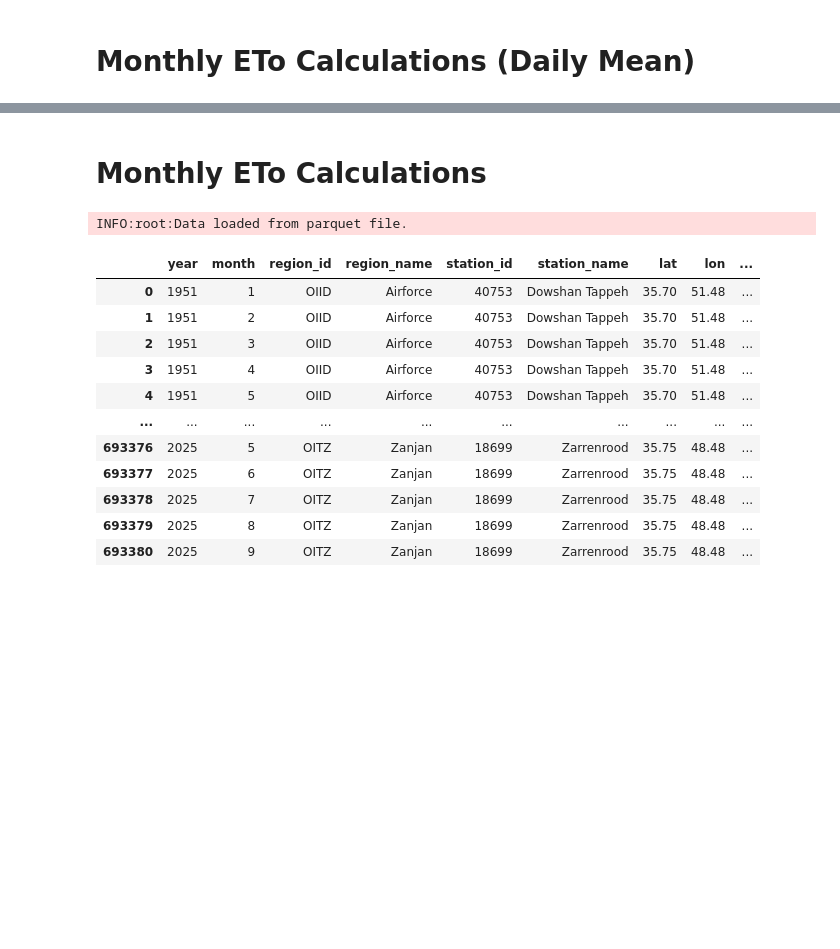
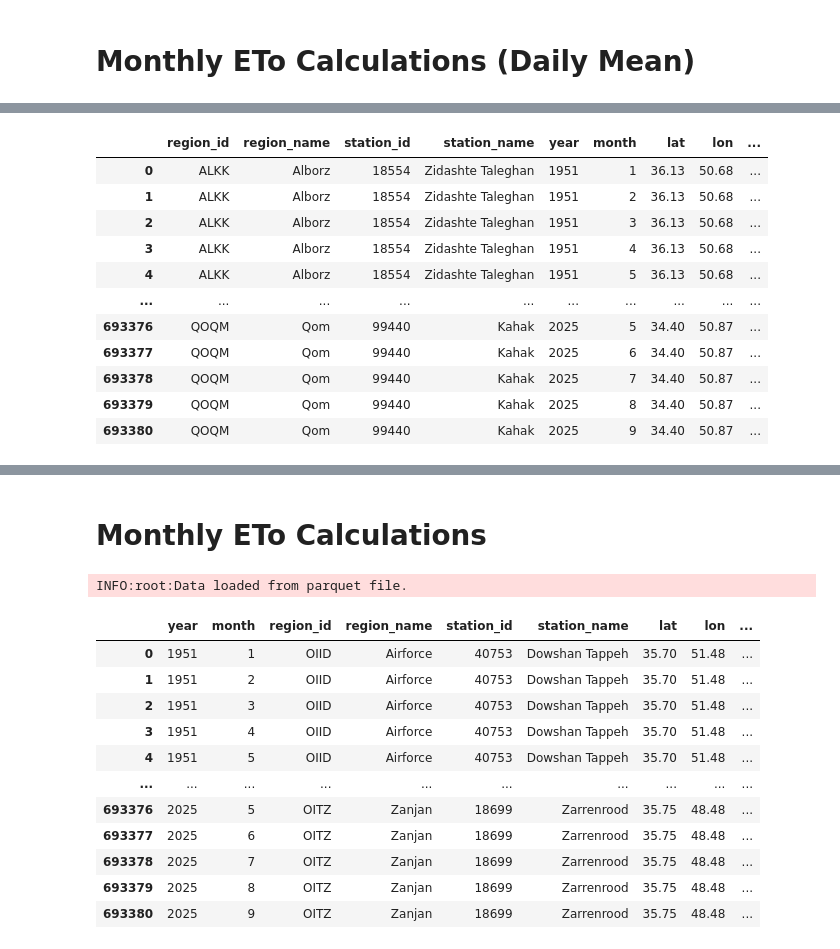
Before and after one commit to shirazialianpooya/panel-data-eto, a Jupyter notebook: src/Python/_03_Calculate_ETo.ipynb, the cells around one changed output, grey strips where cells are left out. Saved outputs shown, nothing was run; the diff lists cells and outputs as text; code cells hidden in the pictures; blank space fills up the shorter version.

```diff
--- a/src/Python/_03_Calculate_ETo.ipynb
+++ b/src/Python/_03_Calculate_ETo.ipynb
@@ -451,72 +525,107 @@ monthly_data = data.groupby(
     ['region_id', 'region_name', 'station_id', 'station_name', 'year', 'month'],
     group_keys=True
 ).agg({
-    'tm': ['mean', 'count'],
+    'date': 'count',
+    'lat': 'first',
+    'lon': 'first',
+    'station_elevation': 'first',
     'tmax': ['mean', 'count'],
     'tmin': ['mean', 'count'],
-    'um': ['mean', 'count'],
+    'tm': ['mean', 'count'],
     'umax': ['mean', 'count'],
     'umin': ['mean', 'count'],
+    'um': ['mean', 'count'],
     'ffm': ['mean', 'count'],
     'sshn': ['mean', 'count'],
     'rrr24': ['sum', 'count'],
-    'ASCE_PM': ['sum', 'count'],
-    'FAO56': ['sum', 'count'],
+    'pm': ['mean', 'count'],
+    'p0m': ['mean', 'count'],
+    'ewm': ['mean', 'count'],
+    'radglo24': ['sum', 'count'],
+    'evt': ['sum', 'count'],
+    'td_m': ['mean', 'count'],
+    'twet_m': ['mean', 'count'],
+    'tsoil_m': ['mean', 'count'],
+    'ewsm': ['mean', 'count'],
+    'Penman': ['sum', 'count'],
+    'PM': ['sum', 'count'],
+    'PM-ASCE': ['sum', 'count'],
+    'FAO-56': ['sum', 'count'],
+    'Priestley-Taylor': ['sum', 'count'],
+    'Kimberly-Penman': ['sum', 'count'],
+    'Thom-Oliver': ['sum', 'count'],
+    'Blaney-Criddle': ['sum', 'count'],
+    'Hamon': ['sum', 'count'],
+    'Romanenko': ['sum', 'count'],
+    'Linacre': ['sum', 'count'],
+    'Haude': ['sum', 'count'],
+    'Turc': ['sum', 'count'],
+    'Jensen-Haise': ['sum', 'count'],
+    'Mcguinness-Bordne': ['sum', 'count'],
     'Hargreaves': ['sum', 'count'],
-    'Blaney_Criddle': ['sum', 'count'],
+    'FAO-24': ['sum', 'count'],
+    'Abtew': ['sum', 'count'],
+    'Makkink': ['sum', 'count'],
     'Oudin': ['sum', 'count'],
-    'Thornthwaite': ['sum', 'count'],
-    'Makkink': ['sum', 'count'],
-    'lon': 'first',
-    'lat': 'first',
-    'station_elevation': 'first',
-    'date': 'count'
 })
 monthly_data.columns = ['_'.join(col).strip() for col in monthly_data.columns.values]
 monthly_data.columns = [col.replace('_first', '').replace('_mean', '').replace('_sum', '') for col in monthly_data.columns]
 monthly_data = monthly_data.reset_index()
-monthly_data = monthly_data[[
-    'region_id', 'region_name', 'station_id', 'station_name', 'lon', 'lat', 'station_elevation',
-    'year', 'month',
-    'tm', 'tm_count',
-    'tmax', 'tmax_count',
-    'tmin', 'tmin_count',
-    'um', 'um_count',
-    'umax', 'umax_count',
-    'umin', 'umin_count',
-    'ffm', 'ffm_count',
-    'sshn', 'sshn_count',
-    'rrr24', 'rrr24_count',
-    'ASCE_PM', 'ASCE_PM_count',
-    'FAO56', 'FAO56_count',
-    'Hargreaves', 'Hargreaves_count',
-    'Blaney_Criddle', 'Blaney_Criddle_count',
-    'Oudin', 'Oudin_count',
-    'Thornthwaite', 'Thornthwaite_count',
-    'Makkink', 'Makkink_count',
-    'date_count'
-]]
+# monthly_data = monthly_data[[
+#     'region_id', 'region_name', 'station_id', 'station_name', 'lon', 'lat', 'station_elevation',
+#     'year', 'month',
+#     'tm', 'tm_count',
+#     'tmax', 'tmax_count',
+#     'tmin', 'tmin_count',
+#     'um', 'um_count',
+#     'umax', 'umax_count',
+#     'umin', 'umin_count',
+#     'ffm', 'ffm_count',
+#     'sshn', 'sshn_count',
+#     'rrr24', 'rrr24_count',
+#     'ASCE_PM', 'ASCE_PM_count',
+#     'FAO56', 'FAO56_count',
+#     'Hargreaves', 'Hargreaves_count',
+#     'Blaney_Criddle', 'Blaney_Criddle_count',
+#     'Oudin', 'Oudin_count',
+#     'Thornthwaite', 'Thornthwaite_count',
+#     'Makkink', 'Makkink_count',
+#     'date_count'
+# ]]
 
 monthly_data = monthly_data.round(2)
 
 # if *_count = 0, set the corresponding mean/sum to NaN
 for col in monthly_data.columns:
     if col.endswith('_count'):
         if col == 'date_count':
             continue
         mean_col = col.replace('_count', '')
         monthly_data.loc[monthly_data[col] == 0, mean_col] = np.nan
 
 # percent of day in month with data
 for col in monthly_data.columns:
     if col.endswith('_count'):
         if col == 'date_count':
             continue
         monthly_data[col] = (monthly_data[col] / monthly_data['date_count']) * 100
         monthly_data[col] = monthly_data[col].round(2)
 
 monthly_data.columns = [col.replace('_count', '_percent') for col in monthly_data.columns]
 
 monthly_data.drop(columns=['date_percent'], inplace=True)
 
 monthly_data
+# %% [output]
+|  | region_id | region_name | station_id | station_name | year | month | lat | lon | ... |
+| 0 | ALKK | Alborz | 18554 | Zidashte Taleghan | 1951 | 1 | 36.13 | 50.68 | ... |
+| 1 | ALKK | Alborz | 18554 | Zidashte Taleghan | 1951 | 2 | 36.13 | 50.68 | ... |
+| 2 | ALKK | Alborz | 18554 | Zidashte Taleghan | 1951 | 3 | 36.13 | 50.68 | ... |
+| 3 | ALKK | Alborz | 18554 | Zidashte Taleghan | 1951 | 4 | 36.13 | 50.68 | ... |
+| 4 | ALKK | Alborz | 18554 | Zidashte Taleghan | 1951 | 5 | 36.13 | 50.68 | ... |
+| ... | ... | ... | ... | ... | ... | ... | ... | ... | ... |
+| 693376 | QOQM | Qom | 99440 | Kahak | 2025 | 5 | 34.40 | 50.87 | ... |
+| 693377 | QOQM | Qom | 99440 | Kahak | 2025 | 6 | 34.40 | 50.87 | ... |
+| 693378 | QOQM | Qom | 99440 | Kahak | 2025 | 7 | 34.40 | 50.87 | ... |
+| 693379 | QOQM | Qom | 99440 | Kahak | 2025 | 8 | 34.40 | 50.87 | ... |
+| 693380 | QOQM | Qom | 99440 | Kahak | 2025 | 9 | 34.40 | 50.87 | ... |
```
Also changed, not shown: parts of 15 cells of this notebook, 1 other file.
